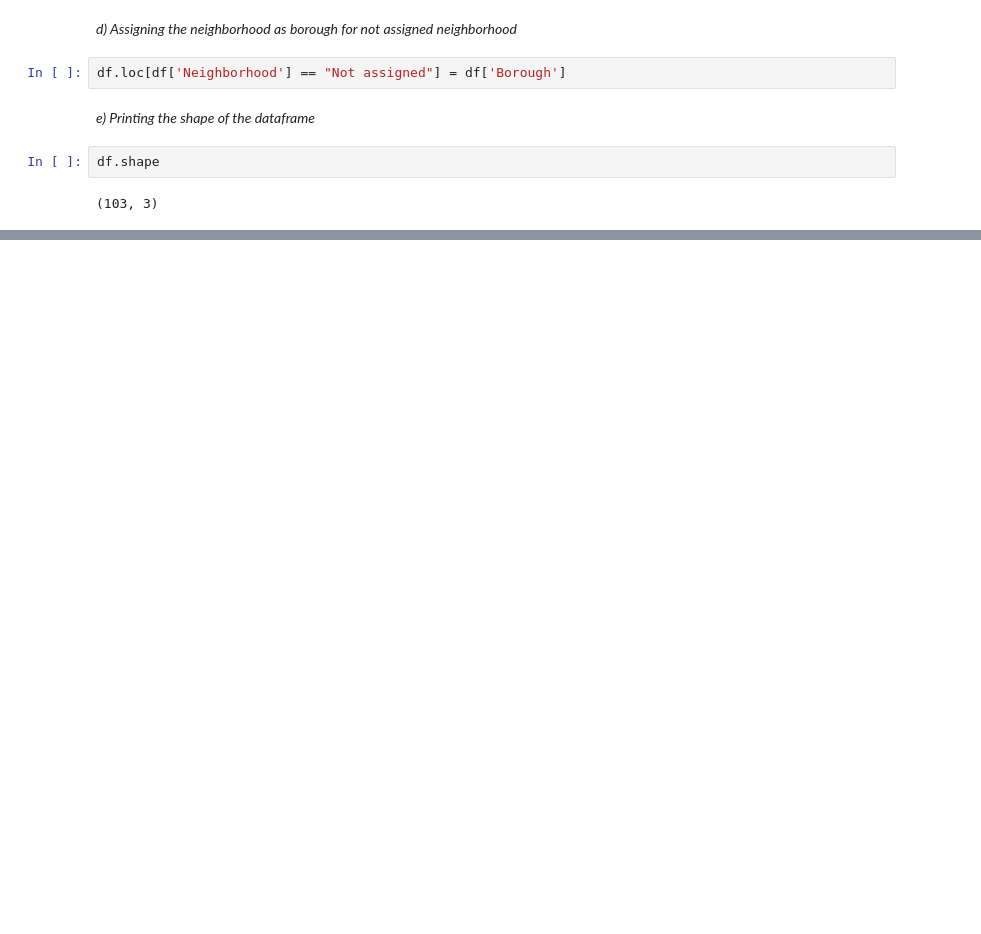
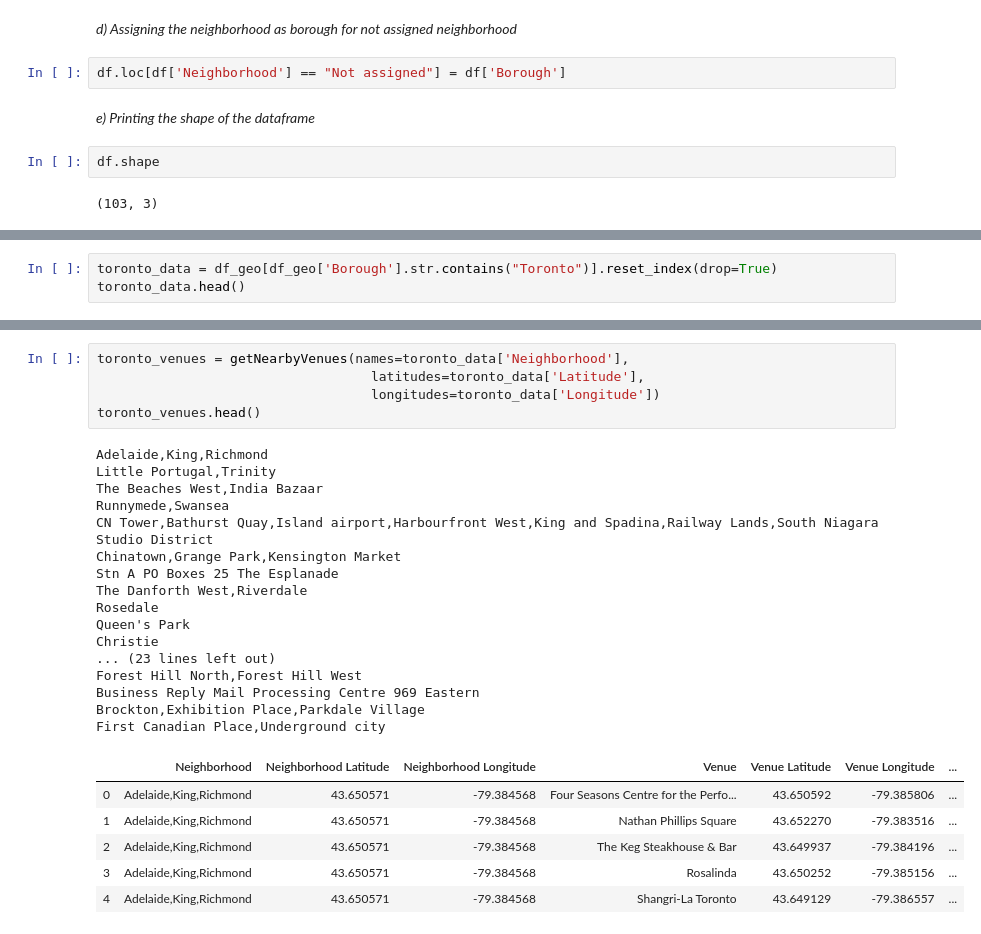
Before and after one commit to Katherinka/Coursera_Capstone, a Jupyter notebook: Coursera_Capstone.ipynb, the cells around one changed output, grey strips where cells are left out. Saved outputs shown, nothing was run; the diff lists cells and outputs as text; blank space fills up the shorter version.

```diff
--- a/Coursera_Capstone.ipynb
+++ b/Coursera_Capstone.ipynb
@@ -99,0 +135,3 @@ df_geo
+# %%
+toronto_data = df_geo[df_geo['Borough'].str.contains("Toronto")].reset_index(drop=True)
+toronto_data.head()
@@ -99,0 +296,29 @@ df_geo
+# %%
+toronto_venues = getNearbyVenues(names=toronto_data['Neighborhood'],
+                                   latitudes=toronto_data['Latitude'],
+                                   longitudes=toronto_data['Longitude'])
+toronto_venues.head()
+# %% [output]
+Adelaide,King,Richmond
+Little Portugal,Trinity
+The Beaches West,India Bazaar
+Runnymede,Swansea
+CN Tower,Bathurst Quay,Island airport,Harbourfront West,King and Spadina,Railway Lands,South Niagara
+Studio District
+Chinatown,Grange Park,Kensington Market
+Stn A PO Boxes 25 The Esplanade
+The Danforth West,Riverdale
+Rosedale
+Queen's Park
+Christie
+... (23 lines left out)
+Forest Hill North,Forest Hill West
+Business Reply Mail Processing Centre 969 Eastern
+Brockton,Exhibition Place,Parkdale Village
+First Canadian Place,Underground city
+|  | Neighborhood | Neighborhood Latitude | Neighborhood Longitude | Venue | Venue Latitude | Venue Longitude | ... |
+| 0 | Adelaide,King,Richmond | 43.650571 | -79.384568 | Four Seasons Centre for the Perfo... | 43.650592 | -79.385806 | ... |
+| 1 | Adelaide,King,Richmond | 43.650571 | -79.384568 | Nathan Phillips Square | 43.652270 | -79.383516 | ... |
+| 2 | Adelaide,King,Richmond | 43.650571 | -79.384568 | The Keg Steakhouse & Bar | 43.649937 | -79.384196 | ... |
+| 3 | Adelaide,King,Richmond | 43.650571 | -79.384568 | Rosalinda | 43.650252 | -79.385156 | ... |
+| 4 | Adelaide,King,Richmond | 43.650571 | -79.384568 | Shangri-La Toronto | 43.649129 | -79.386557 | ... |
```
Also changed, not shown: parts of 46 cells of this notebook.
